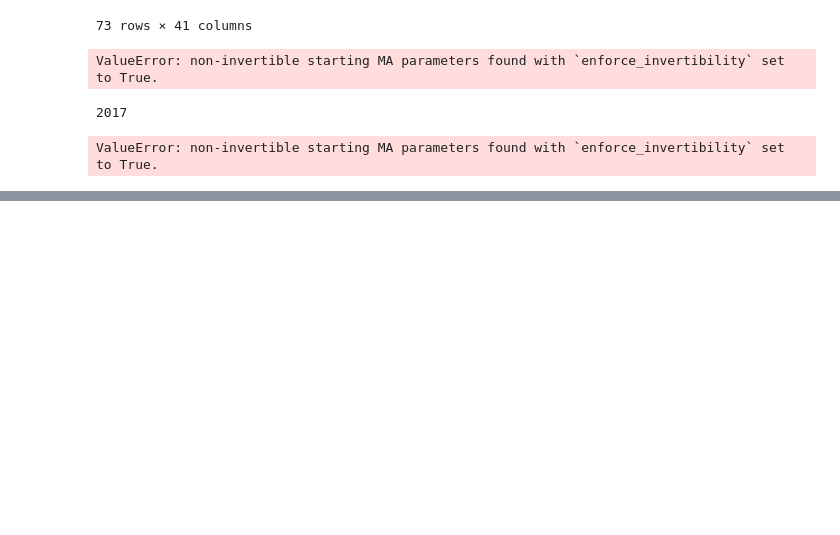
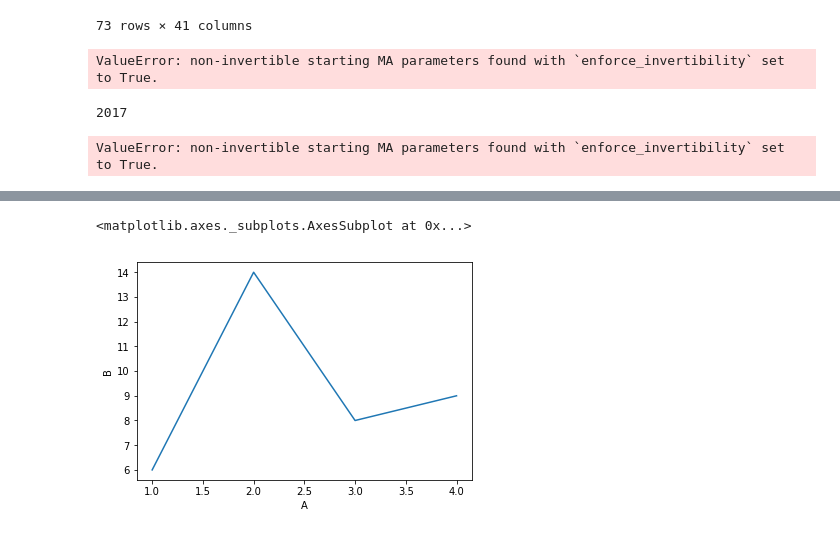
Before and after one commit to AdamBlomfield/mod_4_project, a Jupyter notebook: notebooks/ab_mod_4.ipynb, the cells around one changed output, grey strips where cells are left out. Cells and saved outputs as stored; diff of their text form; code cells hidden in the pictures; blank space fills up the shorter version.

```diff
--- a/notebooks/ab_mod_4.ipynb
+++ b/notebooks/ab_mod_4.ipynb
@@ -888,0 +983,5 @@ ValueError: non-invertible starting MA parameters found with `enforce_invertibil
+# %%
+sns.lineplot('A', 'B', data=temp_dfA_B)
+# %% [output]
+<matplotlib.axes._subplots.AxesSubplot at 0x...>
+[figure, added]
```
Also changed, not shown: parts of 6 cells of this notebook.
